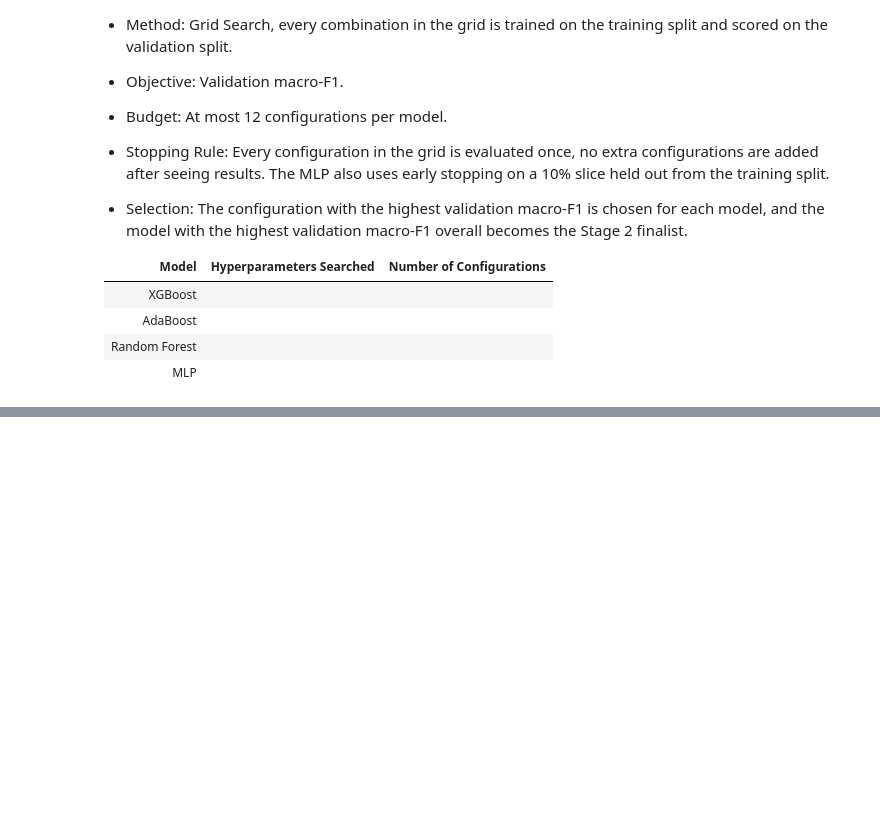
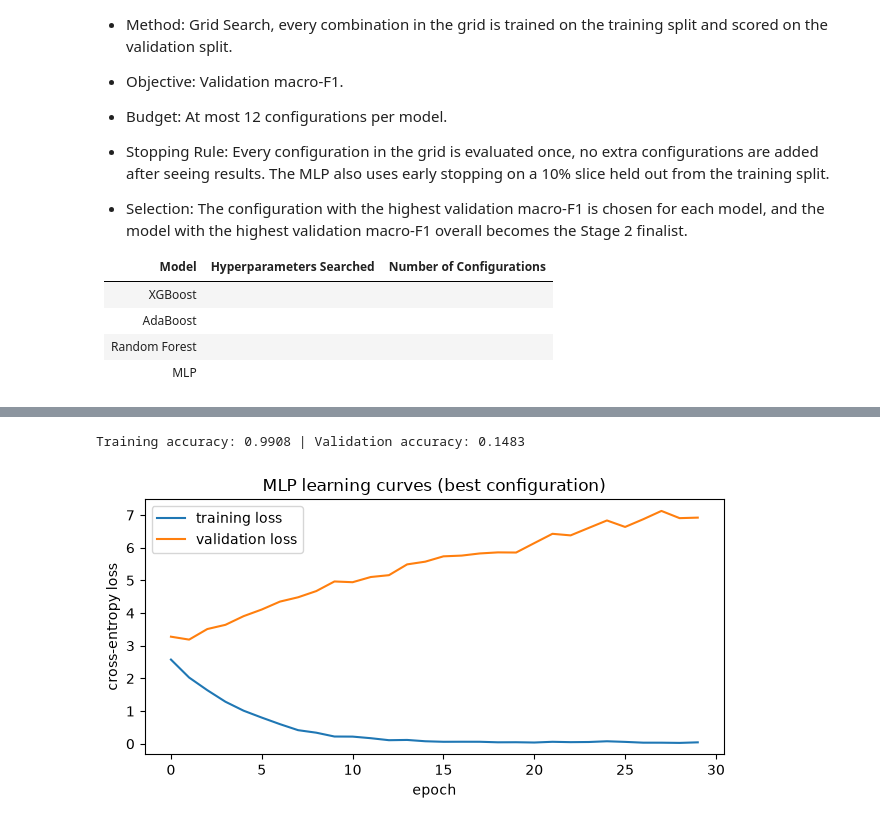
Before and after one commit to lmurariuUWO/DS3000_Project_Group04, a Jupyter notebook: DS3000_Project_Group04.ipynb, the cells around one changed output, grey strips where cells are left out. Cells and saved outputs as stored; diff of their text form; code cells hidden in the pictures; blank space fills up the shorter version.

```diff
--- a/DS3000_Project_Group04.ipynb
+++ b/DS3000_Project_Group04.ipynb
@@ -787,0 +866,20 @@ Classes in training data: 27
+# %%
+import matplotlib.pyplot as plt
+
+# Overfitting check: compare accuracy on the training data with accuracy on the validation data
+train_acc = (best_mlp.predict(X_train_scaled) == y_train_enc).mean()
+print(f"Training accuracy: {train_acc:.4f} | Validation accuracy: {best_mlp_row['Val Accuracy']:.4f}")
+
+# Learning curves (like Lab 7): if validation loss rises while training loss falls, the model is overfitting
+plt.figure(figsize=(6.5, 3.5))
+plt.plot(best_mlp.train_loss, label="training loss")
+plt.plot(best_mlp.val_loss, label="validation loss")
+plt.xlabel("epoch")
+plt.ylabel("cross-entropy loss")
+plt.title("MLP learning curves (best configuration)")
+plt.legend()
+plt.tight_layout()
+plt.show()
+# %% [output]
+Training accuracy: 0.9908 | Validation accuracy: 0.1483
+[figure, added]
```
Also changed, not shown: parts of 11 cells of this notebook.
